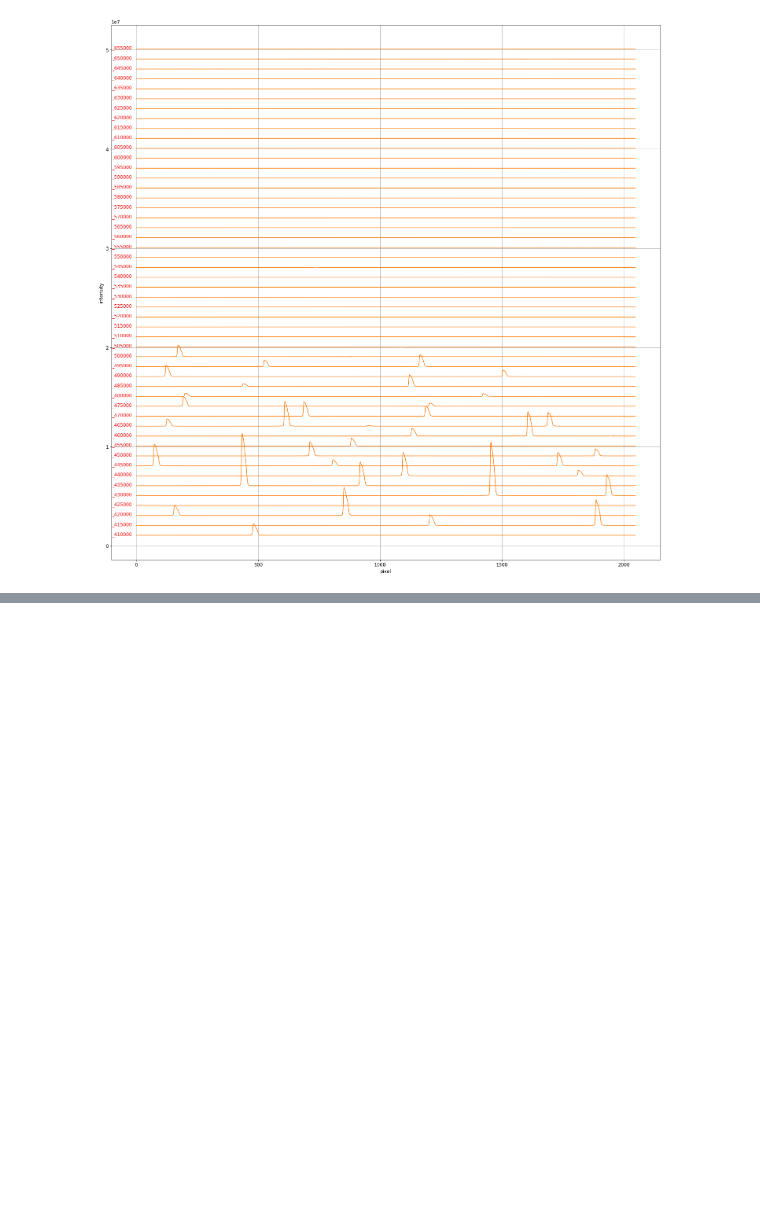
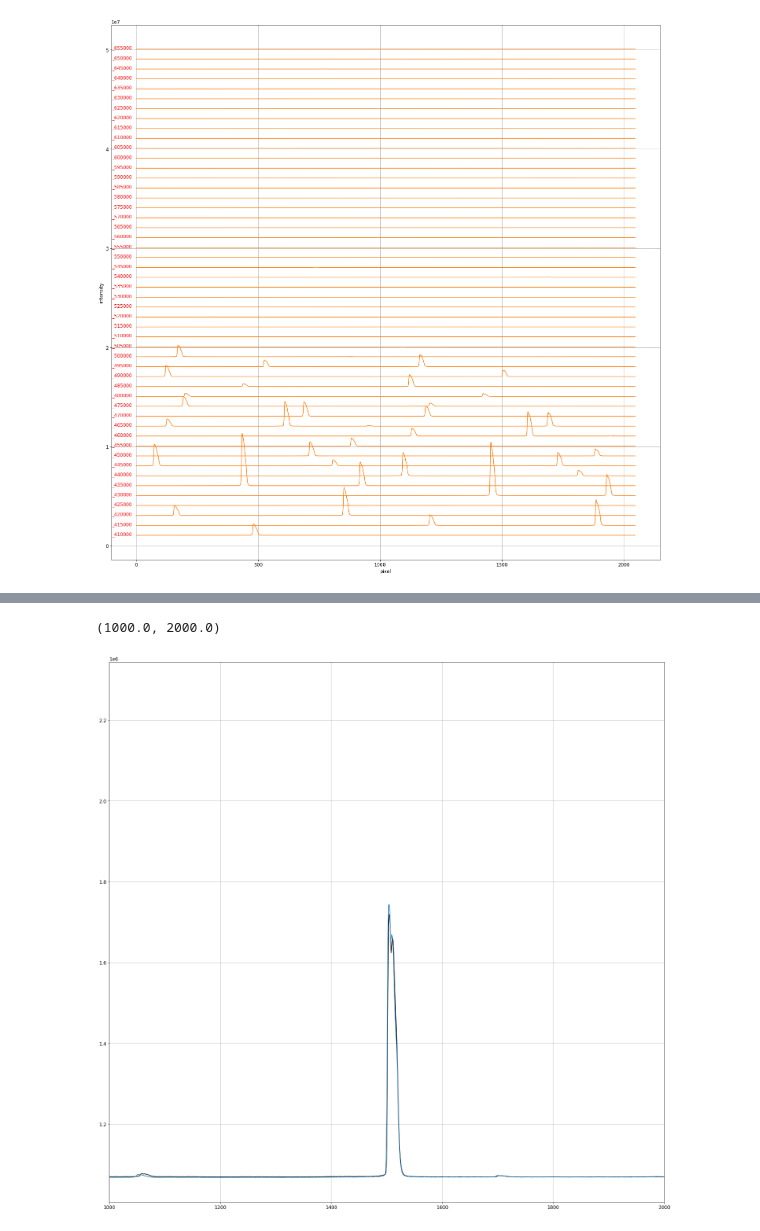
Before and after one commit to AtsushiNi/myLeprecon, a Jupyter notebook: niihama/re_re_calibrate_with_Neon_niihama.ipynb, the cells around one changed output, grey strips where cells are left out. Drawn from its saved outputs; the diff is of its cells as text; code cells hidden in the pictures; blank space fills up the shorter version.

```diff
--- a/niihama/re_re_calibrate_with_Neon_niihama.ipynb
+++ b/niihama/re_re_calibrate_with_Neon_niihama.ipynb
@@ -56,0 +96,19 @@ grid()
+# %%
+fig = gcf()
+fig.set_facecolor('w')
+fig.set_size_inches([25, 25])
+
+x = np.arange(2048)
+fp = 'Ne_490000.nc'
+image_data = xr.open_dataset(join(specpath, fp)).to_array()[0]
+plot(x, image_data.sum(axis=0), 'k')
+
+fp = 'Ne_495000.nc'
+image_data = xr.open_dataset(join(specpath, fp)).to_array()[0]
+plot(x + 978, image_data.sum(axis=0), 'C0')
+
+grid()
+xlim(1000, 2000)
+# %% [output]
+(1000.0, 2000.0)
+[figure, added]
```
Also changed, not shown: parts of 15 cells of this notebook, 1 other file.
